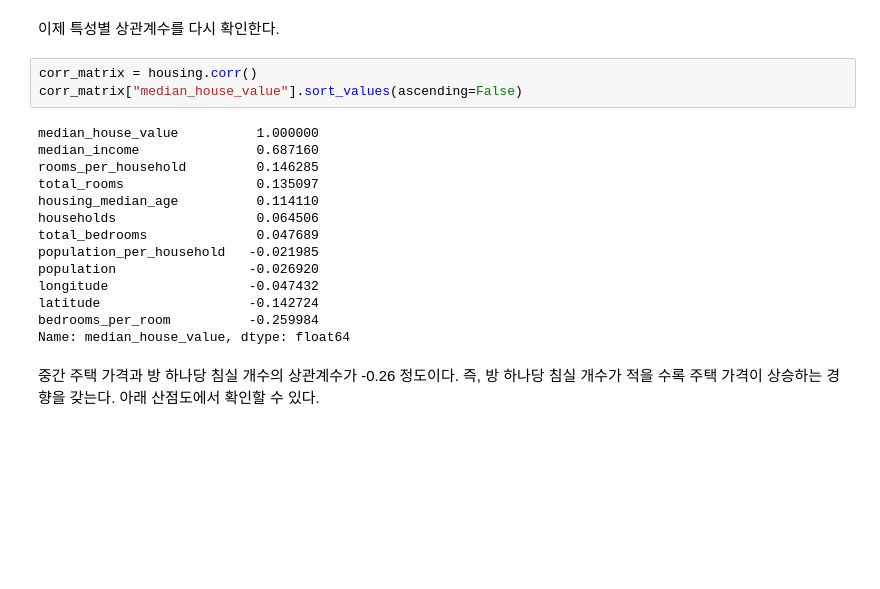
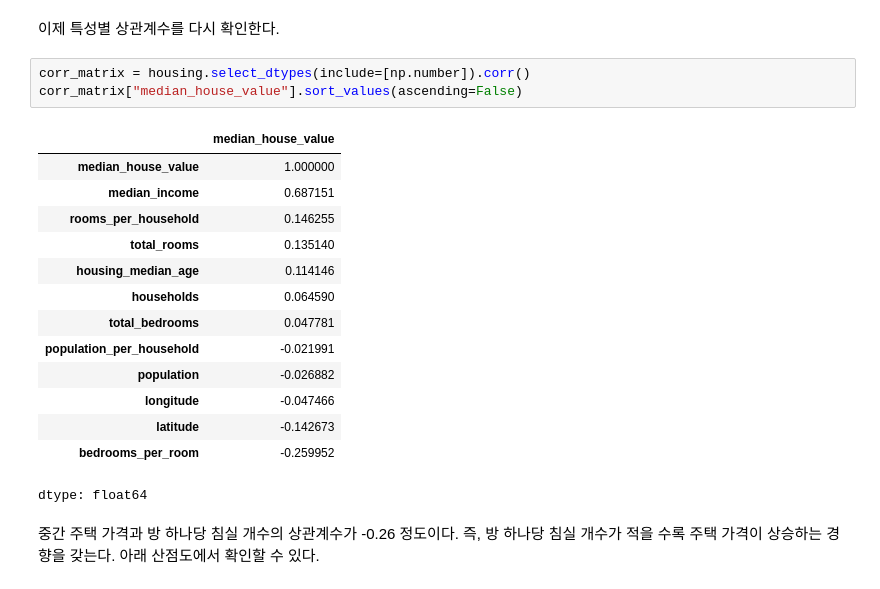
Before and after one commit to Scientific-Intelligent-Data-Engineering/2025_Fall_SIDE_B, a Jupyter notebook: Session Materials/02주차. 머신러닝 프로젝트 기획/02주차_실습코드.ipynb, the cells around one changed output. Saved outputs shown, nothing was run; the diff lists cells and outputs as text; blank space fills up the shorter version.

```diff
--- a/Session Materials/02주차. 머신러닝 프로젝트 기획/02주차_실습코드.ipynb
+++ b/Session Materials/02주차. 머신러닝 프로젝트 기획/02주차_실습코드.ipynb
@@ -829,22 +841,23 @@ housing.describe()
 # %% [markdown]
 이제 특성별 상관계수를 다시 확인한다.
 # %%
-corr_matrix = housing.corr()
+corr_matrix = housing.select_dtypes(include=[np.number]).corr()
 corr_matrix["median_house_value"].sort_values(ascending=False)
 # %% [output]
+|  | median_house_value |
+| median_house_value | 1.000000 |
+| median_income | 0.687151 |
+| rooms_per_household | 0.146255 |
+| total_rooms | 0.135140 |
+| housing_median_age | 0.114146 |
+| households | 0.064590 |
+| total_bedrooms | 0.047781 |
+| population_per_household | -0.021991 |
+| population | -0.026882 |
+| longitude | -0.047466 |
+| latitude | -0.142673 |
+| bedrooms_per_room | -0.259952 |
-median_house_value          1.000000
-median_income               0.687160
-rooms_per_household         0.146285
-total_rooms                 0.135097
-housing_median_age          0.114110
-households                  0.064506
-total_bedrooms              0.047689
-population_per_household   -0.021985
-population                 -0.026920
-longitude                  -0.047432
-latitude                   -0.142724
-bedrooms_per_room          -0.259984
-Name: median_house_value, dtype: float64
+dtype: float64
 # %% [markdown]
 중간 주택 가격과 방 하나당 침실 개수의 상관계수가 -0.26 정도이다.
 즉, 방 하나당 침실 개수가 적을 수록 주택 가격이 상승하는 경향을 갖는다.
```
Also changed, not shown: parts of 77 cells of this notebook.
